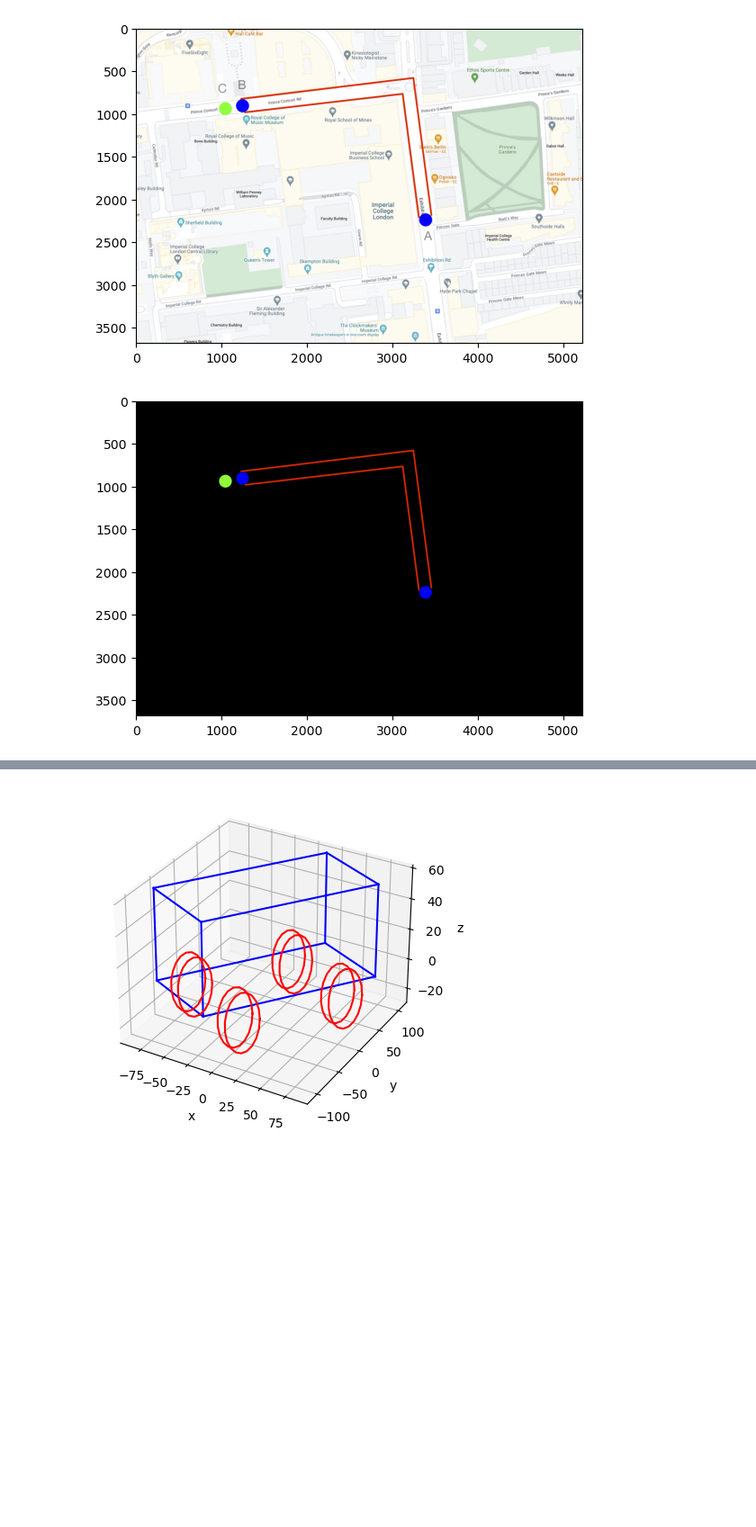
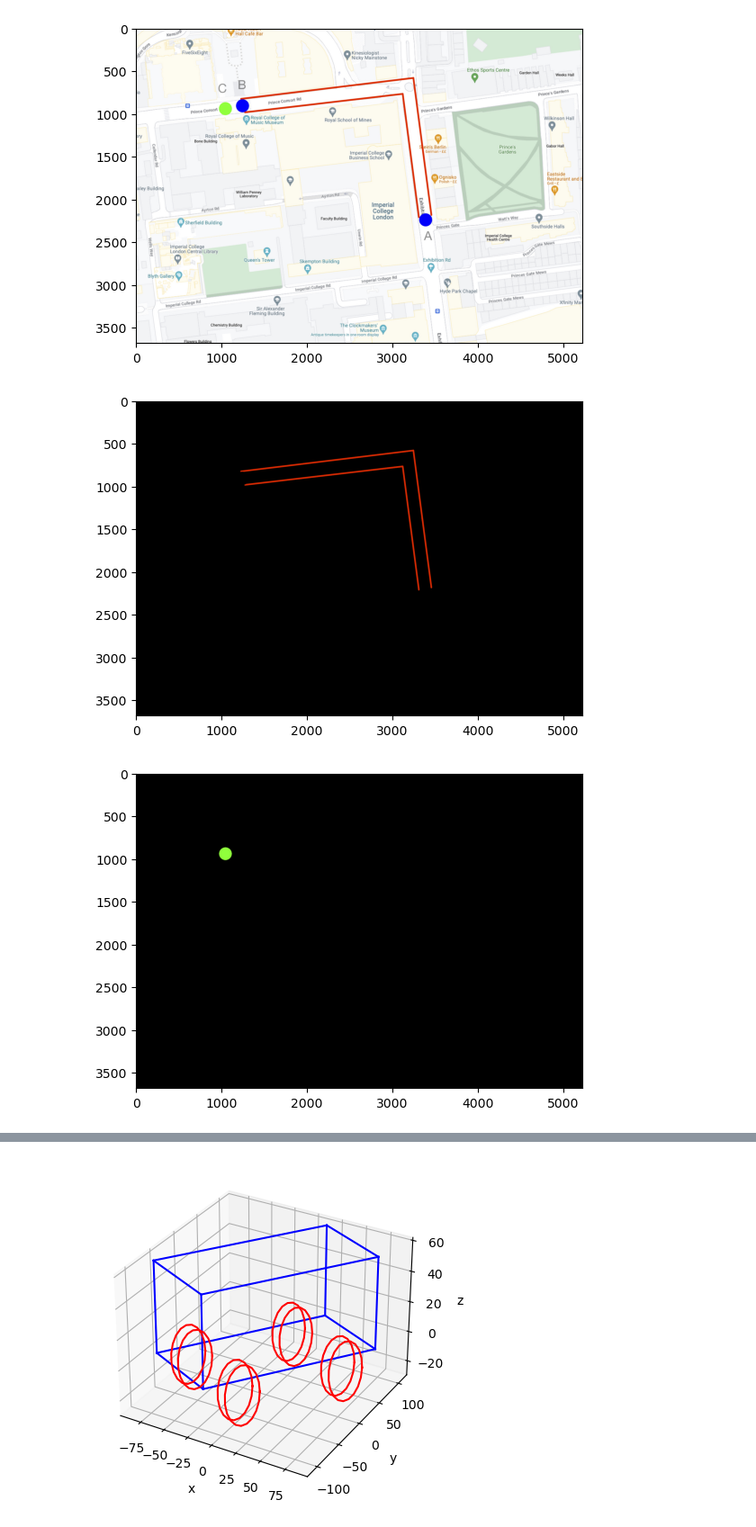
Before and after one commit to sunfanyi/Interactive-Ackermann-steering-model-car-game, a Jupyter notebook: inspect_map.ipynb, the cells around one changed output, grey strips where cells are left out. Shown at 90% size. Drawn from its saved outputs; the diff is of its cells as text; code cells hidden in the pictures; blank space fills up the shorter version.

```diff
--- a/inspect_map.ipynb
+++ b/inspect_map.ipynb
@@ -107,13 +18,14 @@ show_img(img)
 # %% [output]
 [figure]
 # %%
-img_R = extract_color(img, 'R')
-img_G = extract_color(img, 'G')
-img_B = extract_color(img, 'B')
+img_R, mask_R = extract_color(img, 'R')
+img_G, mask_G = extract_color(img, 'G')
+img_B, mask_B = extract_color(img, 'B')
 # %%
-# show_img(img_R)
-# show_img(img_G)
-# show_img(img_B)
+show_img(img_R)
+show_img(img_G)
+show_img(img_B)
 show_img(img_R + img_G + img_B)
 # %% [output]
-[figure, old version]
+[figure, new version]
+[figure, added]
```
Also changed, not shown: parts of 12 cells of this notebook, 8 other files.
